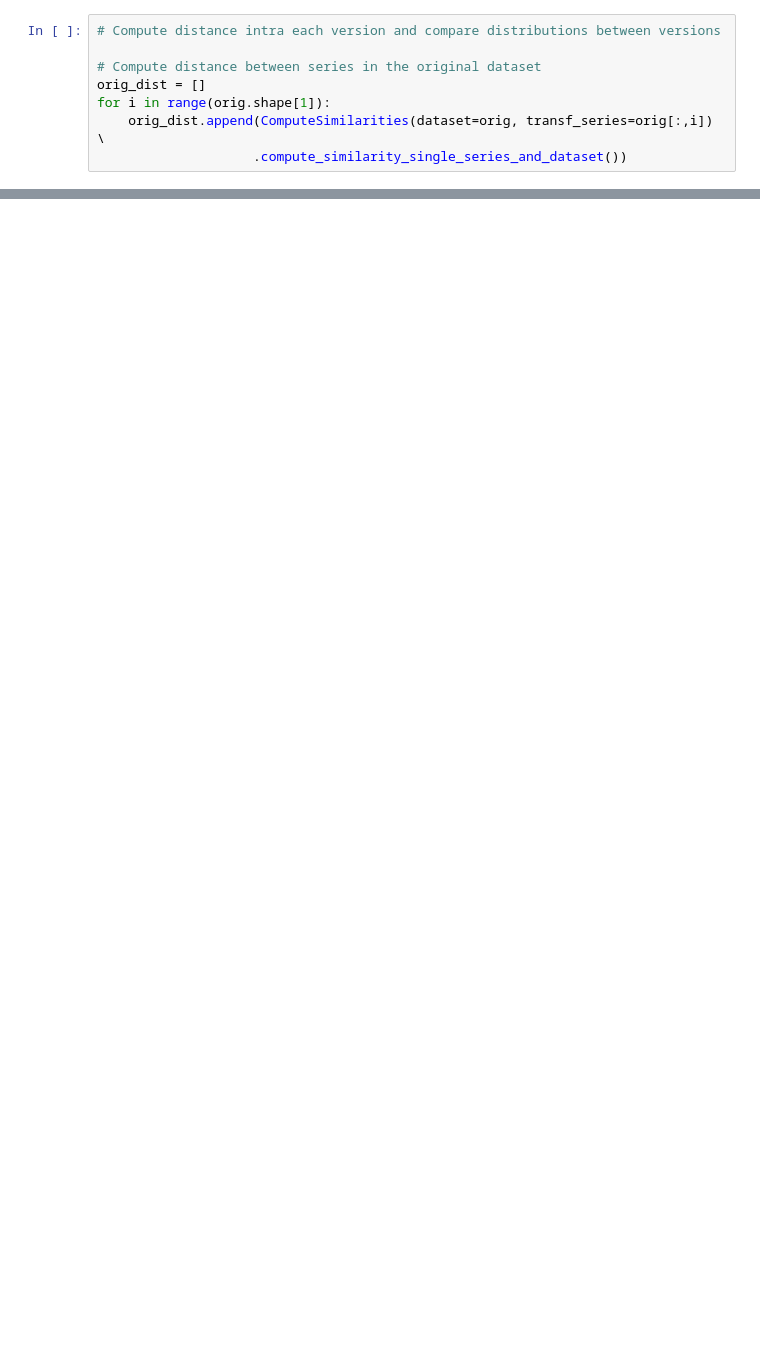
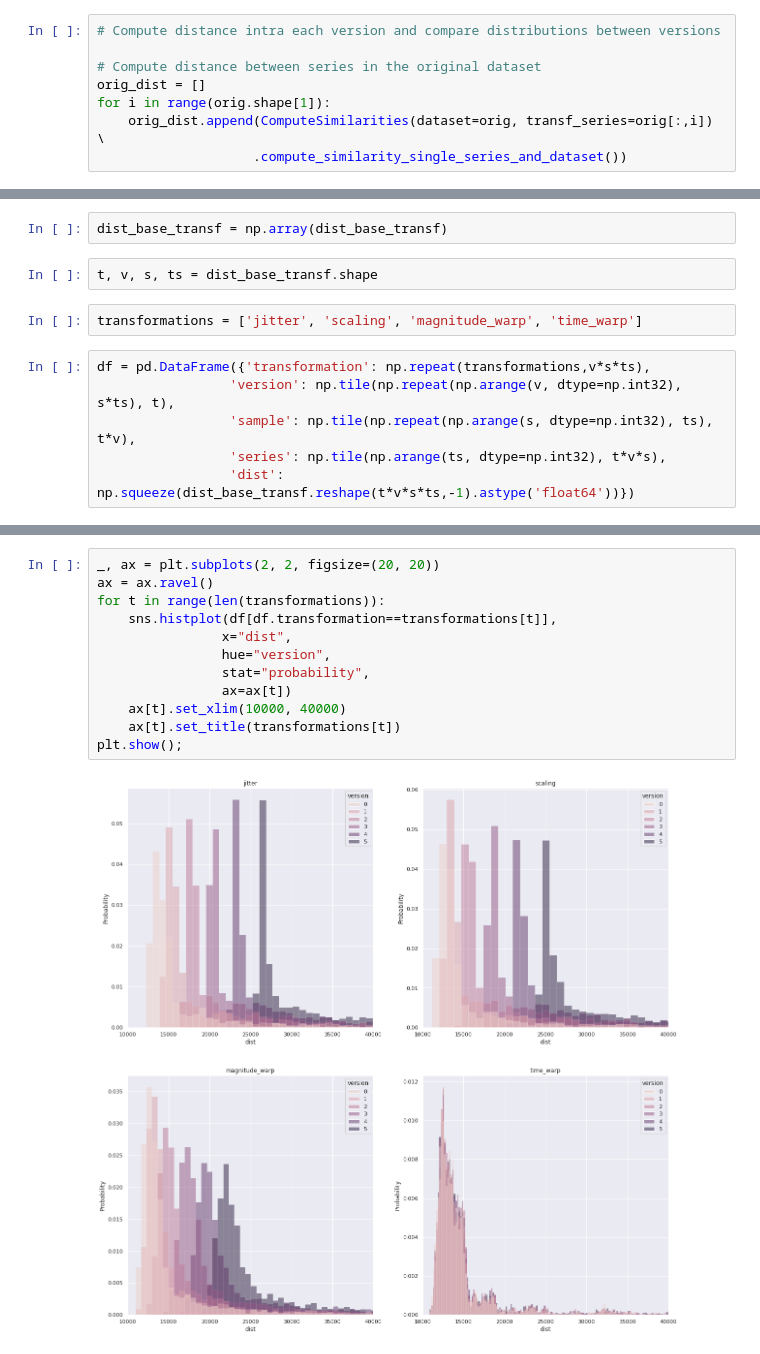
Before and after one commit to luisroque/run_models_distributed, a Jupyter notebook: notebooks/Compute distances between series (original and transformed).ipynb, the cells around one changed output, grey strips where cells are left out. Drawn from its saved outputs; the diff is of its cells as text; blank space fills up the shorter version.

Commit message:
distance disributions by version

```diff
--- a/notebooks/Compute distances between series (original and transformed).ipynb
+++ b/notebooks/Compute distances between series (original and transformed).ipynb
@@ -79,0 +83,12 @@ for t in range(len(transformations)):
+# %%
+dist_base_transf = np.array(dist_base_transf)
+# %%
+t, v, s, ts = dist_base_transf.shape
+# %%
+transformations = ['jitter', 'scaling', 'magnitude_warp', 'time_warp']
+# %%
+df = pd.DataFrame({'transformation': np.repeat(transformations,v*s*ts),
+                 'version': np.tile(np.repeat(np.arange(v, dtype=np.int32), s*ts), t),
+                 'sample': np.tile(np.repeat(np.arange(s, dtype=np.int32), ts), t*v),
+                 'series': np.tile(np.arange(ts, dtype=np.int32), t*v*s),
+                 'dist': np.squeeze(dist_base_transf.reshape(t*v*s*ts,-1).astype('float64'))})
@@ -79,0 +101,14 @@ for t in range(len(transformations)):
+# %%
+_, ax = plt.subplots(2, 2, figsize=(20, 20))
+ax = ax.ravel()
+for t in range(len(transformations)):
+    sns.histplot(df[df.transformation==transformations[t]],
+                x="dist",
+                hue="version",
+                stat="probability",
+                ax=ax[t])
+    ax[t].set_xlim(10000, 40000)
+    ax[t].set_title(transformations[t])
+plt.show();
+# %% [output]
+[figure, added]
```
Also changed, not shown: parts of 8 cells of this notebook.
